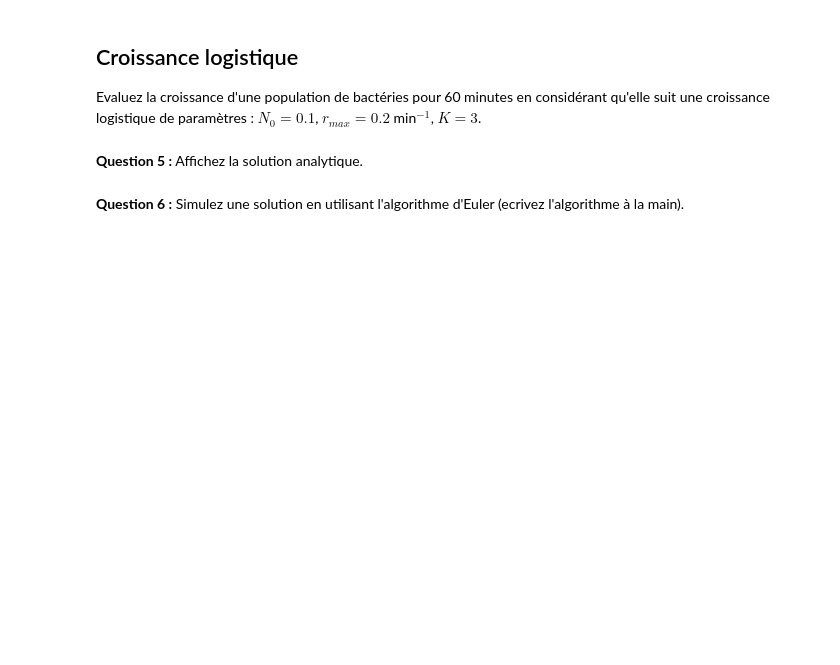
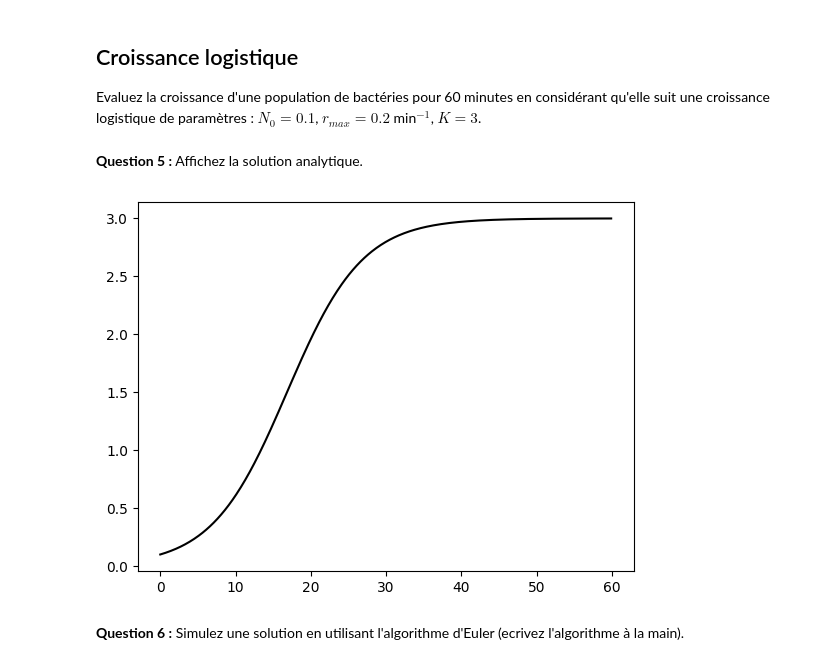
Before and after one commit to Laurane67/BINFA2025_TP3, a Jupyter notebook: BINFA2025_TP3.ipynb, the cells around one changed output. Cells and saved outputs as stored; diff of their text form; code cells hidden in the pictures; blank space fills up the shorter version.

```diff
--- a/BINFA2025_TP3.ipynb
+++ b/BINFA2025_TP3.ipynb
@@ -108,2 +111,19 @@ print("Votre code ici !")
+# %%
+from math import exp
+
+N0 = 0.1
+rmax = 0.2
+K = 3
+t = 60
+
+def c(t) :
+  return K / (1 + (K / N0 - 1) * np.exp( - rmax * t))
+
+ts = np.arange(0, 60, 0.1)
+
+plt.plot(ts, c(ts), 'k')
+plt.show()
+# %% [output]
+[figure, added]
 # %% [markdown]
 **Question 6 :** Simulez une solution en utilisant l'algorithme d'Euler (ecrivez l'algorithme à la main).
```
Also changed, not shown: parts of 7 cells of this notebook.
